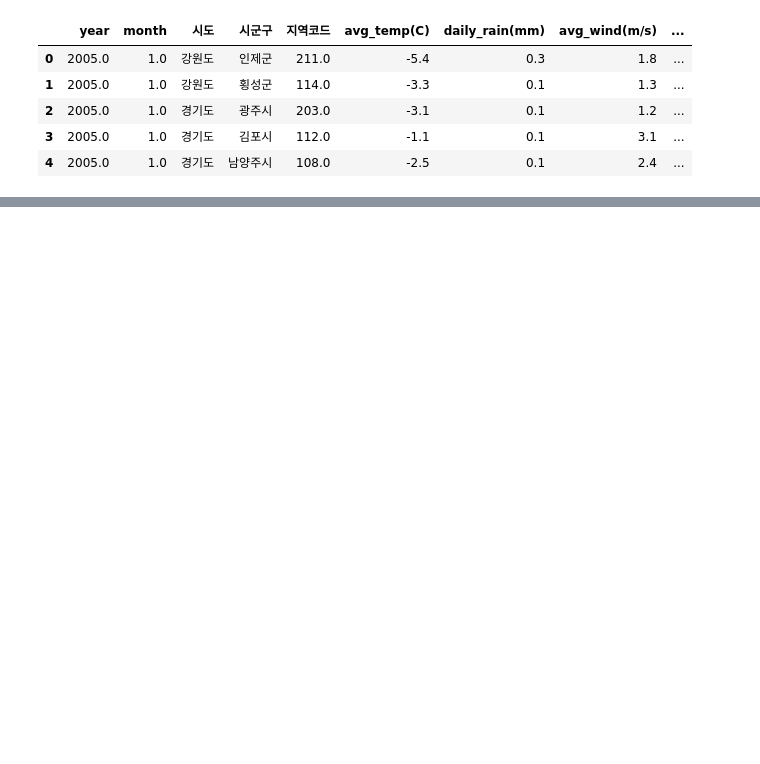
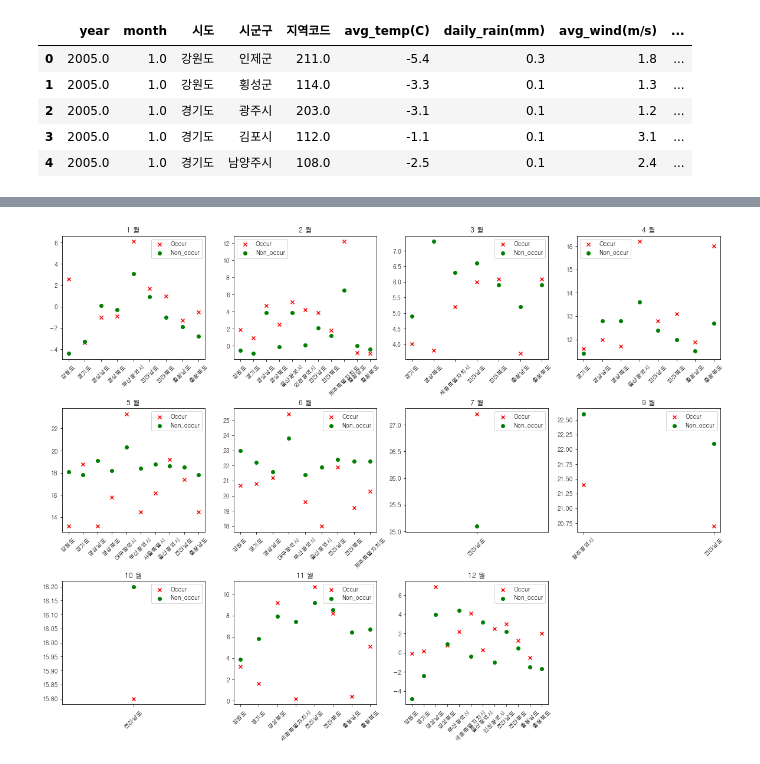
Before and after one commit to jiwoo-coding/aiai, a Jupyter notebook: Weather_Risk_Table_month.ipynb, the cells around one changed output, grey strips where cells are left out. Cells and saved outputs as stored; diff of their text form; code cells hidden in the pictures; blank space fills up the shorter version.

Commit message:
month_occur vs other vol.1.1

```diff
--- a/Weather_Risk_Table_month.ipynb
+++ b/Weather_Risk_Table_month.ipynb
@@ -204,0 +200,5 @@ occur.reset_index(inplace=True)
+# %%
+# 5행은 other 데이터에는 없으므로 맞추기 위해서 지움
+occur.drop([5], axis=0, inplace=True)
+# %%
+occur.reset_index(inplace=True, drop=True)
@@ -204,0 +207,26 @@ occur.reset_index(inplace=True)
+# %%
+# 그래프 시각화 하기
+import matplotlib.pyplot as plt
+from matplotlib import font_manager, rc
+font_list = font_manager.findSystemFonts(fontpaths= None, fontext = 'ttf')
+path='C:\\Windows\\Fonts\\gulim.ttc'
+fontname = font_manager.FontProperties(fname=path).get_name()
+plt.rc('font', family=fontname)
+# %%
+# 온도차이 그래프
+plt.figure(figsize=(20,20))
+cnt=len(set(occur['month']))
+k=1
+for month in set(occur['month']): # 1~12월별 8월은 발생 data 없음!
+    temp=occur.query('month==@month').reset_index(drop=True)
+    temp2=other.query('month==@month').reset_index(drop=True)
+    plt.subplot(int(np.ceil(np.sqrt(cnt))),int(np.ceil(np.sqrt(cnt))),k)
+    plt.subplots_adjust(hspace=0.4)
+    k+=1
+    plt.title(str(month)+" 월")
+    plt.scatter(temp['시도'], temp['avg_temp(C)'], marker="x",color='r',label="Occur")
+    plt.scatter(temp2['시도'], temp2['avg_temp(C)'], marker="o",color='g',label="Non_occur")
+    plt.xticks(rotation=45)
+    plt.legend()
+# %% [output]
+[figure, added]
```
Also changed, not shown: parts of 31 cells of this notebook.
